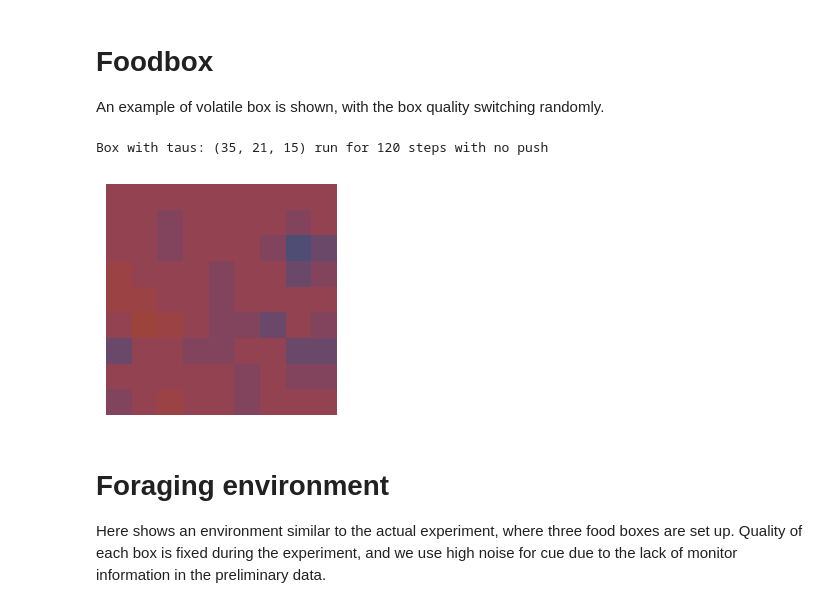
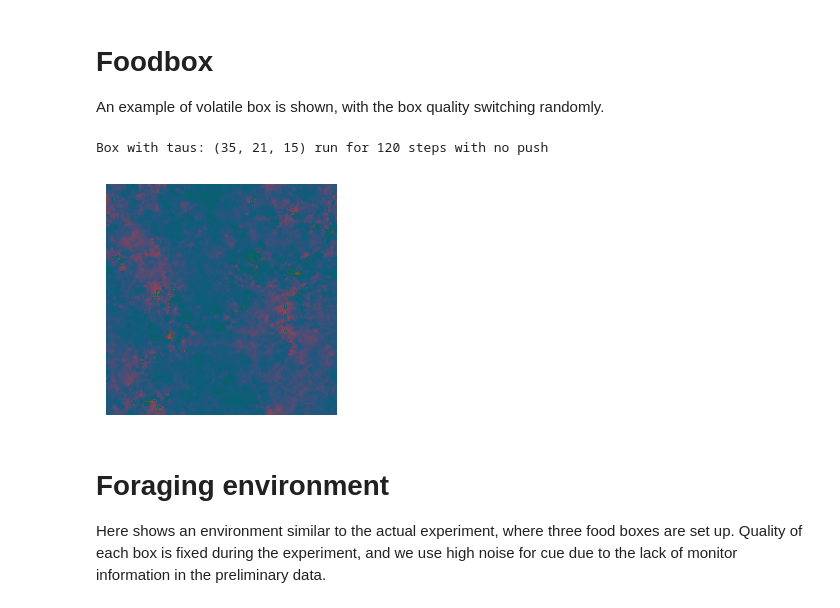
Before and after one commit to XaqLab/hex-arena, a Jupyter notebook: env-example.ipynb, the cells around one changed output. Drawn from its saved outputs; the diff is of its cells as text; code cells hidden in the pictures.

Commit message:
Change the way color cue is observed
'num_grades' is now a property of monkey instead of box. A method 'look' is implemented to get discrete cue observation from the high resolution continuous array.

```diff
--- a/env-example.ipynb
+++ b/env-example.ipynb
@@ -36,34 +36,34 @@ An example of volatile box is shown, with the box quality switching randomly.
 # %%
 from hexarena.box import VolatileBox
 from hexarena.color import get_cmap
 
 cmap = get_cmap()
-box = VolatileBox(taus=[35, 21, 15], num_grades=20, num_patches=81, kappa=0.1)
+box = VolatileBox(taus=[35, 21, 15], kappa=0.1)
 
 box.reset()
 
 fig, ax = plt.subplots(figsize=(3, 3))
-h = ax.imshow(box.colors, vmin=0, vmax=box.num_grades-1, cmap=cmap)
+h = ax.imshow(box.colors, vmin=0, vmax=1, cmap=cmap, interpolation='nearest')
 ax.set_axis_off()
 
 def init():
     box.reset()
     h.set_data(box.colors)
     return h,
 
 def update(i):
     box.step(0)
     h.set_data(box.colors)
     return h,
 
 num_frames = 120
 print('{} run for {} steps with no push'.format(box, num_frames))
 ani = FuncAnimation(fig, update, frames=range(num_frames), init_func=init, blit=True)
 
 ani.save(FIG_DIR/'volatile.box.gif')
 # %% [output]
 Box with taus: (35, 21, 15) run for 120 steps with no push
-[figure, old version]
+[figure, new version]
 # %% [markdown]
 # Foraging environment
 
```
Also changed, not shown: parts of 2 cells of this notebook, 4 other files.
